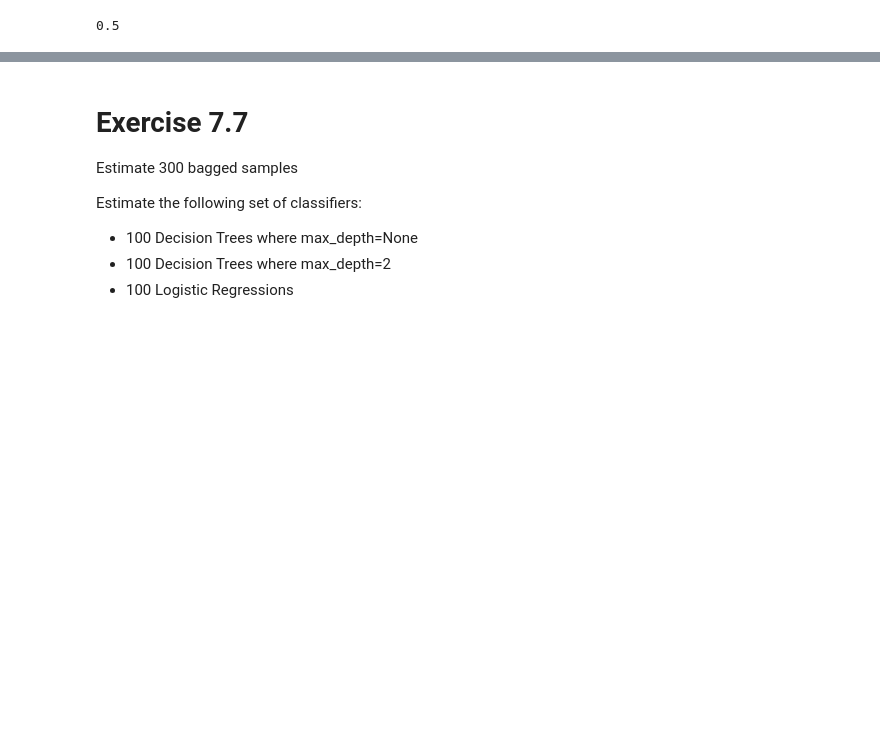
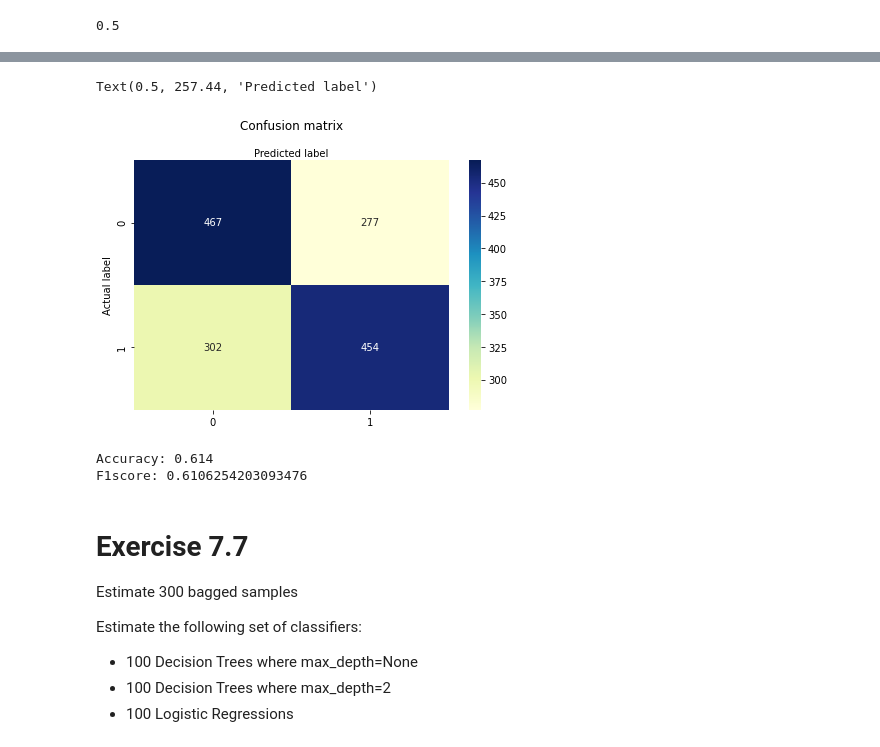
Before and after one commit to zerodarkzone/AdvancedMethodsDataAnalysisClassGrupo4202119, a Jupyter notebook: Exercises/E7-DecisionTrees_Bagging.ipynb, the cells around one changed output, grey strips where cells are left out. Cells and saved outputs as stored; diff of their text form; code cells hidden in the pictures; blank space fills up the shorter version.

Commit message:
actualizando EE7

```diff
--- a/Exercises/E7-DecisionTrees_Bagging.ipynb
+++ b/Exercises/E7-DecisionTrees_Bagging.ipynb
@@ -414,8 +441,8 @@ We see that the Manual implementation and the Sklearn one have the same r2 score
 
 Predicting if a news story is going to be popular
 # %%
-df = pd.read_csv('../datasets/mashable.csv', index_col=0)
-df.head()
+dfp6 = pd.read_csv('C:/Users/USER/Desktop/Andrea !NO TOCAR¡/Punto 7/mashable.csv', index_col=0)
+dfp6.head()
 # %% [output]
 |  | url | timedelta | n_tokens_title | n_tokens_content | n_unique_tokens | n_non_stop_words | ... |
 | 0 | http://mashable.com/2014/12/10/ci... | 28.0 | 9.0 | 188.0 | 0.732620 | 1.0 | ... |
@@ -449,0 +473,10 @@ Evaluate using the following metrics:
+# %%
+dfp6.shape
+from sklearn.model_selection import train_test_split
+Xp6 = dfp6.drop(['url', 'Popular'], axis=1)
+yp6 = dfp6['Popular']
+
+yp6.mean()
+
+# train/test split
+X_trainp6, X_testp6, y_trainp6, y_testp6 = train_test_split(Xp6, yp6, random_state=1)
@@ -449,0 +497,10 @@ Evaluate using the following metrics:
+# %%
+#regresión logística
+# instantiate the model (using the default parameters)
+logreg = LogisticRegression()
+# fit the model with data
+logreg.fit(X_trainp6,y_trainp6)
+y_predlog=logreg.predict(X_testp6)
+
+cnf_matrix = metrics.confusion_matrix(y_testp6, y_predlog)
+cnf_matrix
@@ -450,3 +517,25 @@ Evaluate using the following metrics:
+# %%
+class_names=[0,1] # name  of classes
+fig, ax = plt.subplots()
+tick_marks = np.arange(len(class_names))
+plt.xticks(tick_marks, class_names)
+plt.yticks(tick_marks, class_names)
+# create heatmap
+sns.heatmap(pd.DataFrame(cnf_matrix), annot=True, cmap="YlGnBu" ,fmt='g')
+ax.xaxis.set_label_position("top")
+plt.tight_layout()
+plt.title('Confusion matrix', y=1.1)
+plt.ylabel('Actual label')
+plt.xlabel('Predicted label')
+# %% [output]
+Text(0.5, 257.44, 'Predicted label')
+[figure, added]
+# %%
+print("Accuracy:",metrics.accuracy_score(y_testp6, y_predlog))
+print("F1score:",metrics.f1_score(y_predlog, y_testp6.values))
+# %% [output]
+Accuracy: 0.614
+F1score: 0.6106254203093476
 # %% [markdown]
 # Exercise 7.7
 
```
Also changed, not shown: parts of 34 cells of this notebook.
